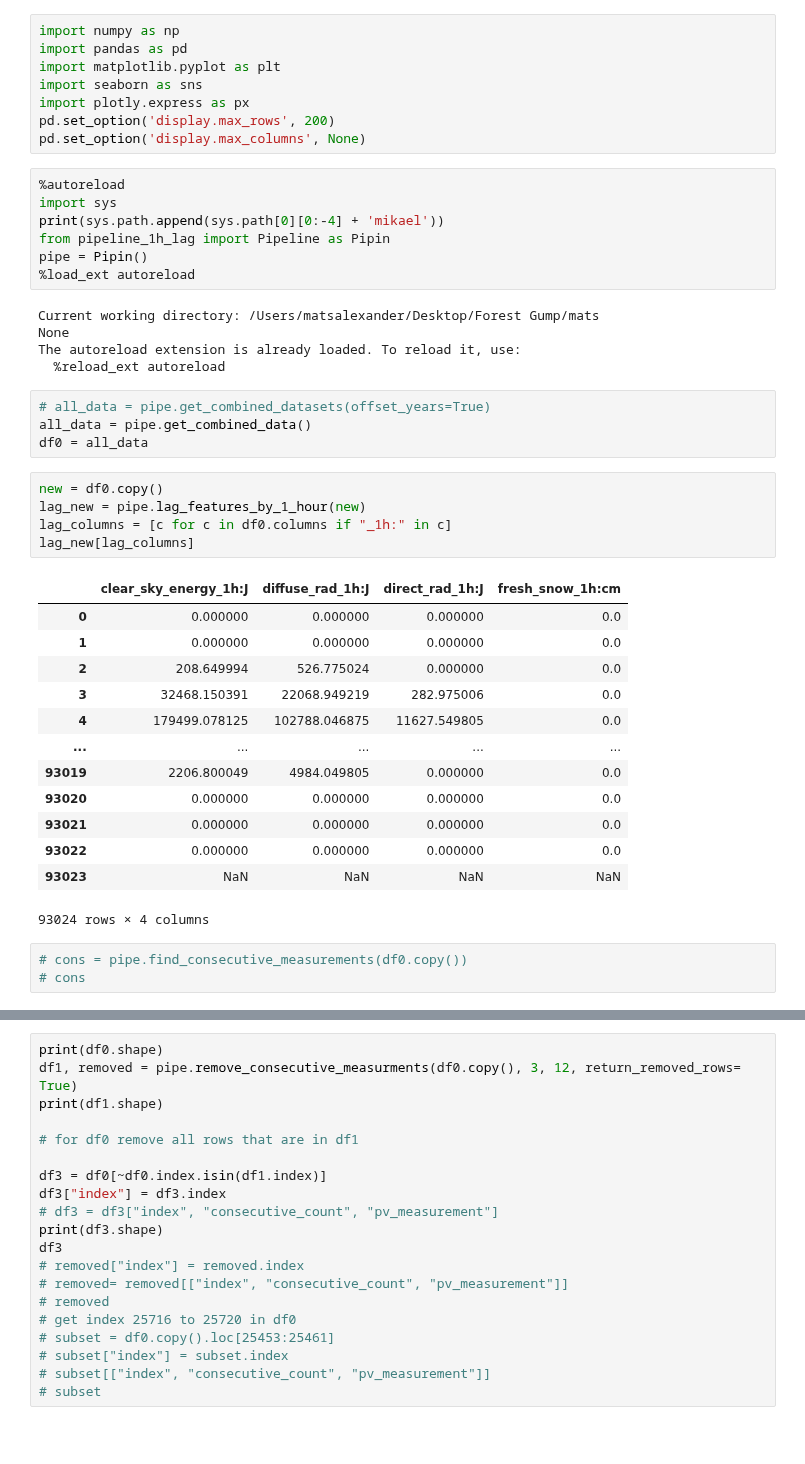
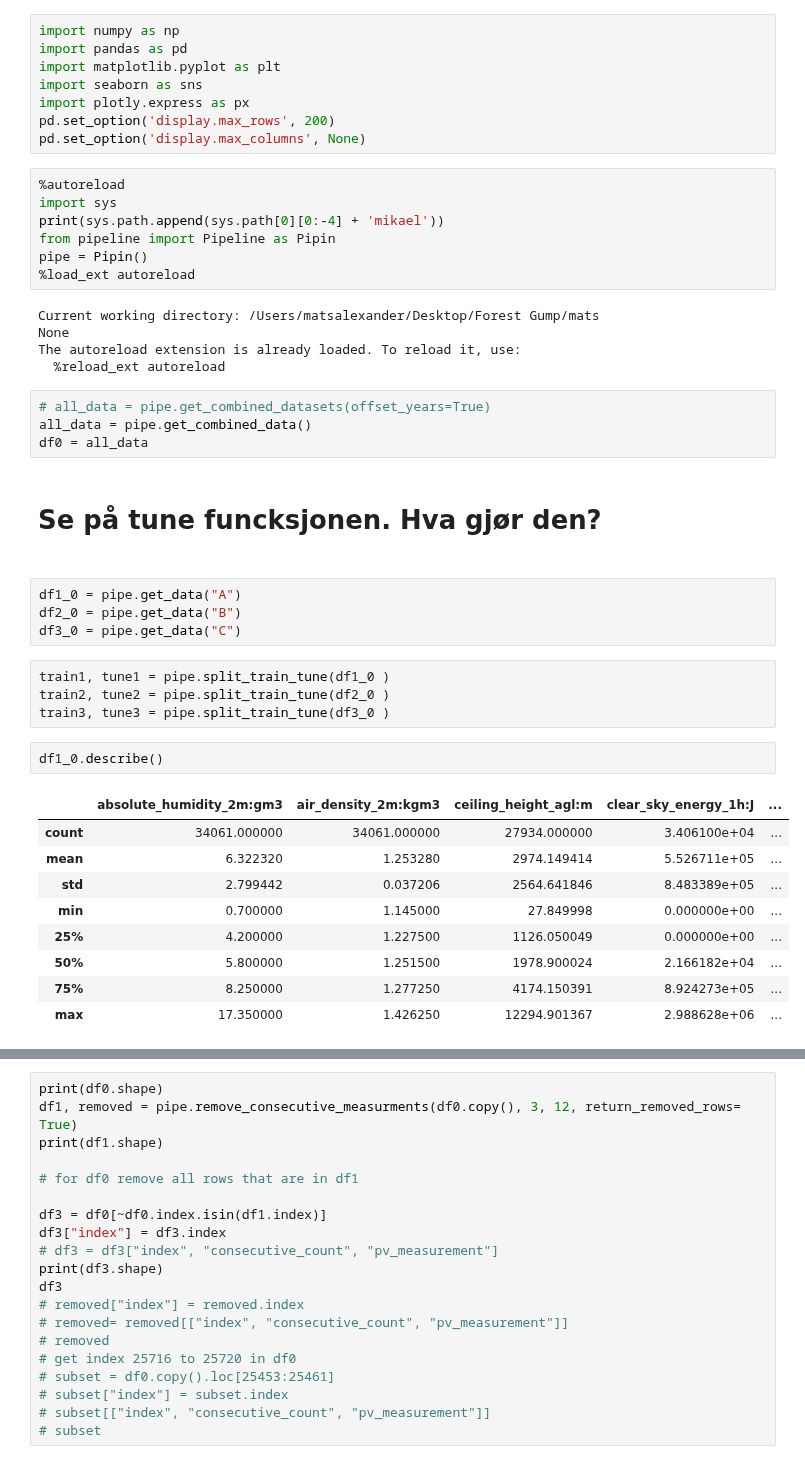
Before and after one commit to mikaelste/TDT4173-project, a Jupyter notebook: mats/dora_pipeline.ipynb, the cells around one changed output, grey strips where cells are left out. Drawn from its saved outputs; the diff is of its cells as text; blank space fills up the shorter version.

```diff
--- a/mats/dora_pipeline.ipynb
+++ b/mats/dora_pipeline.ipynb
@@ -17,7 +17,7 @@ pd.set_option('display.max_columns', None)
 %autoreload
 import sys
 print(sys.path.append(sys.path[0][0:-4] + 'mikael'))
-from pipeline_1h_lag import Pipeline as Pipin
+from pipeline import Pipeline as Pipin
 pipe = Pipin()
 %load_ext autoreload
 # %% [output]
@@ -29,25 +29,25 @@ The autoreload extension is already loaded. To reload it, use:
 # all_data = pipe.get_combined_datasets(offset_years=True)
 all_data = pipe.get_combined_data()
 df0 = all_data
-# %%
-new = df0.copy()
-lag_new = pipe.lag_features_by_1_hour(new)
-lag_columns = [c for c in df0.columns if "_1h:" in c]
-lag_new[lag_columns]
-# %% [output]
-|  | clear_sky_energy_1h:J | diffuse_rad_1h:J | direct_rad_1h:J | fresh_snow_1h:cm |
-| 0 | 0.000000 | 0.000000 | 0.000000 | 0.0 |
-| 1 | 0.000000 | 0.000000 | 0.000000 | 0.0 |
-| 2 | 208.649994 | 526.775024 | 0.000000 | 0.0 |
-| 3 | 32468.150391 | 22068.949219 | 282.975006 | 0.0 |
-| 4 | 179499.078125 | 102788.046875 | 11627.549805 | 0.0 |
-| ... | ... | ... | ... | ... |
-| 93019 | 2206.800049 | 4984.049805 | 0.000000 | 0.0 |
-| 93020 | 0.000000 | 0.000000 | 0.000000 | 0.0 |
-| 93021 | 0.000000 | 0.000000 | 0.000000 | 0.0 |
-| 93022 | 0.000000 | 0.000000 | 0.000000 | 0.0 |
-| 93023 | NaN | NaN | NaN | NaN |
-93024 rows × 4 columns
-# %%
-# cons = pipe.find_consecutive_measurements(df0.copy())
-# cons
+# %% [markdown]
+<h1>Se på tune funcksjonen. Hva gjør den? <h1>
+# %%
+df1_0 = pipe.get_data("A")
+df2_0 = pipe.get_data("B")
+df3_0 = pipe.get_data("C")
+# %%
+train1, tune1 = pipe.split_train_tune(df1_0 )
+train2, tune2 = pipe.split_train_tune(df2_0 )
+train3, tune3 = pipe.split_train_tune(df3_0 )
+# %%
+df1_0.describe()
+# %% [output]
+|  | absolute_humidity_2m:gm3 | air_density_2m:kgm3 | ceiling_height_agl:m | clear_sky_energy_1h:J | ... |
+| count | 34061.000000 | 34061.000000 | 27934.000000 | 3.406100e+04 | ... |
+| mean | 6.322320 | 1.253280 | 2974.149414 | 5.526711e+05 | ... |
+| std | 2.799442 | 0.037206 | 2564.641846 | 8.483389e+05 | ... |
+| min | 0.700000 | 1.145000 | 27.849998 | 0.000000e+00 | ... |
+| 25% | 4.200000 | 1.227500 | 1126.050049 | 0.000000e+00 | ... |
+| 50% | 5.800000 | 1.251500 | 1978.900024 | 2.166182e+04 | ... |
+| 75% | 8.250000 | 1.277250 | 4174.150391 | 8.924273e+05 | ... |
+| max | 17.350000 | 1.426250 | 12294.901367 | 2.988628e+06 | ... |
```
Also changed, not shown: parts of 3 cells of this notebook, 4 other files.
